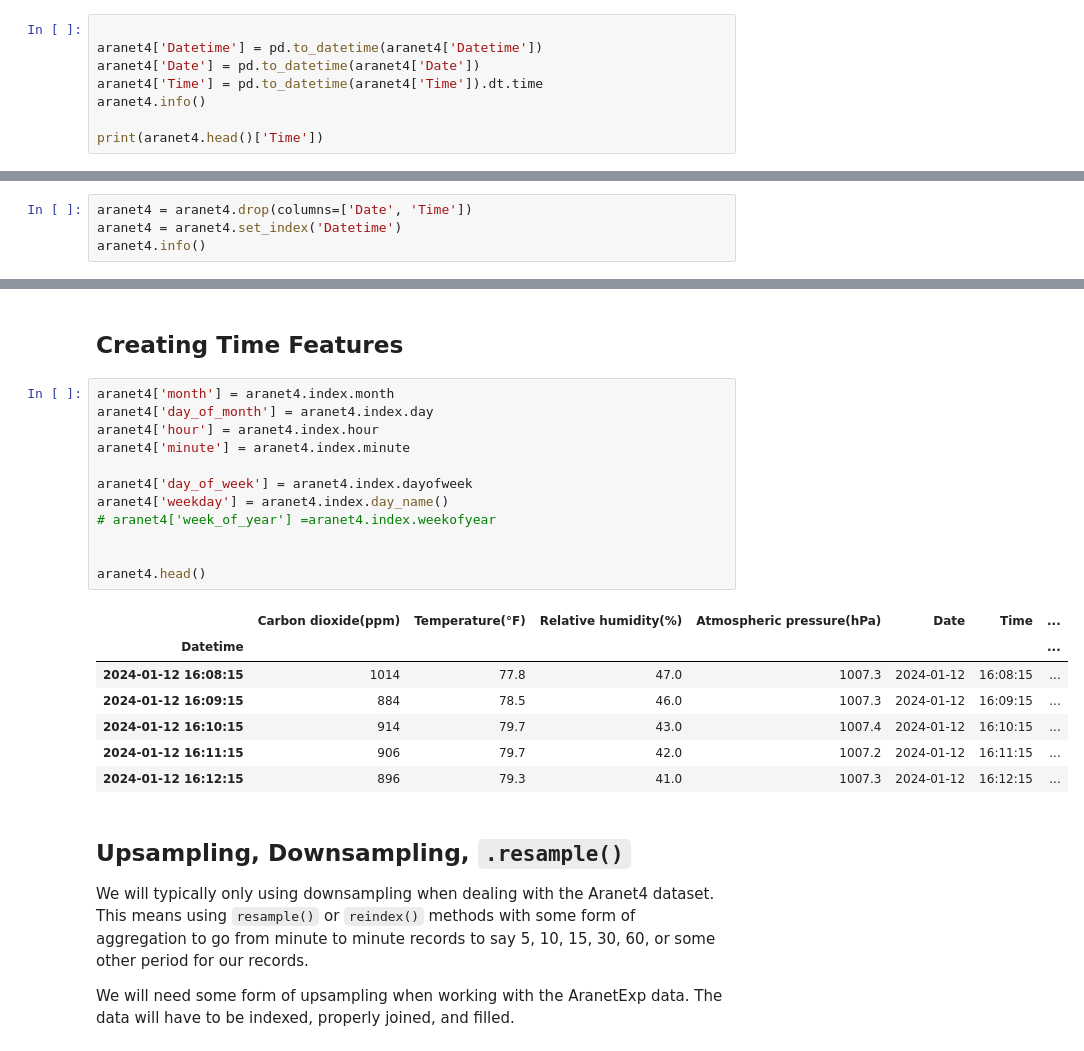
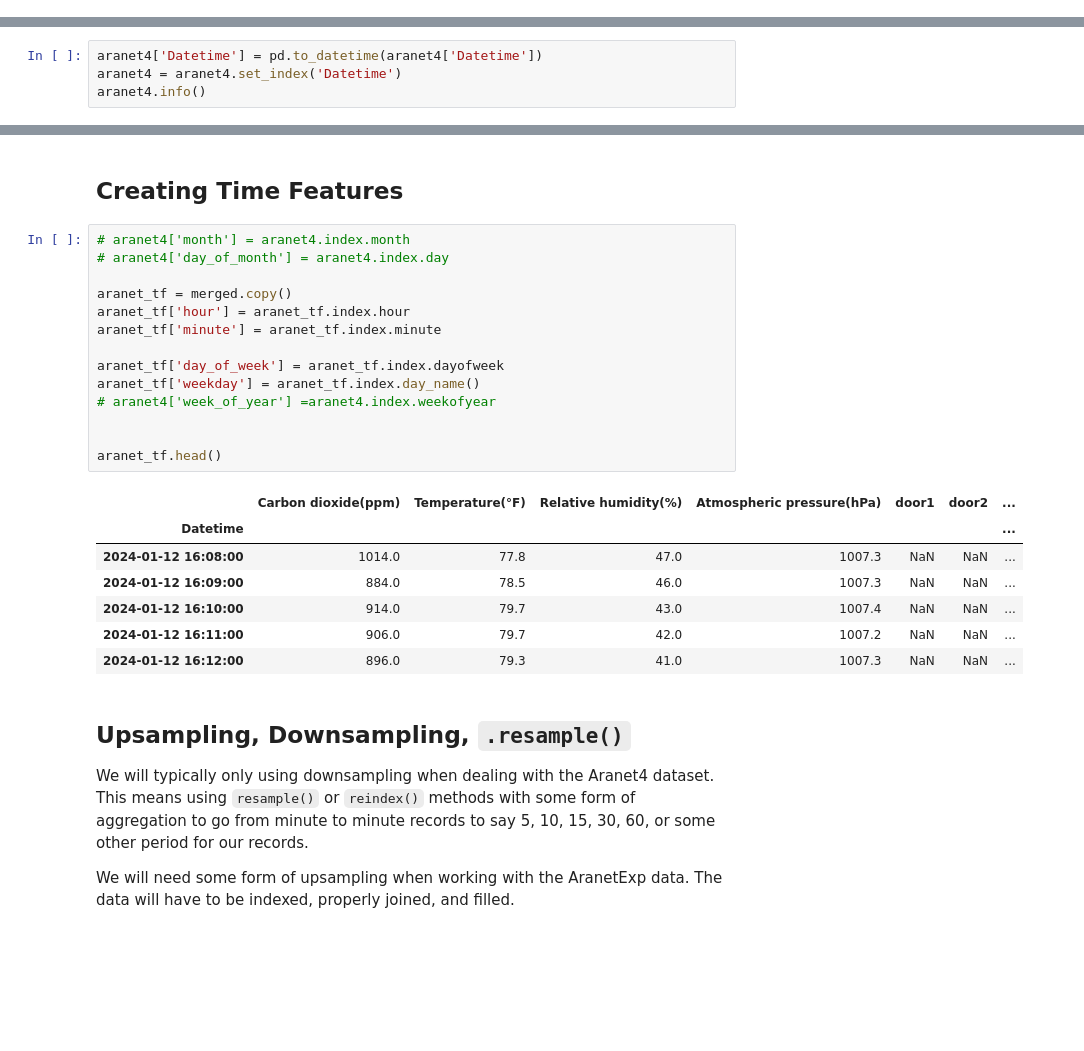
Before and after one commit to coreyddsc/aranet4-project, a Jupyter notebook: coreyd.dsc_temporary/aranet_ts_manipulations.ipynb, the cells around one changed output, grey strips where cells are left out. Drawn from its saved outputs; the diff is of its cells as text; blank space fills up the shorter version.

Commit message:
aranet data and ts manipulation update

```diff
--- a/coreyd.dsc_temporary/aranet_ts_manipulations.ipynb
+++ b/coreyd.dsc_temporary/aranet_ts_manipulations.ipynb
@@ -36,11 +36,3 @@ memory usage: 6.9+ KB
 (None, None)
 # %% [markdown]
 Let's set the date time objects
-# %%
-
-aranet4['Datetime'] = pd.to_datetime(aranet4['Datetime'])
-aranet4['Date'] = pd.to_datetime(aranet4['Date'])
-aranet4['Time'] = pd.to_datetime(aranet4['Time']).dt.time
-aranet4.info()
-
-print(aranet4.head()['Time'])
@@ -90,5 +59,5 @@ After evaluating `Date` and `Time` We find we don't need it in that format give
 # %%
-aranet4 = aranet4.drop(columns=['Date', 'Time'])
+aranet4['Datetime'] = pd.to_datetime(aranet4['Datetime'])
 aranet4 = aranet4.set_index('Datetime')
 aranet4.info()
 # %% [output]
@@ -295,25 +265,27 @@ Guess. Normalize all the features, seeing them on a normalized scale might help
 # %% [markdown]
 ## Creating Time Features
 # %%
-aranet4['month'] = aranet4.index.month
-aranet4['day_of_month'] = aranet4.index.day
-aranet4['hour'] = aranet4.index.hour
-aranet4['minute'] = aranet4.index.minute
+# aranet4['month'] = aranet4.index.month
+# aranet4['day_of_month'] = aranet4.index.day
 
-aranet4['day_of_week'] = aranet4.index.dayofweek
-aranet4['weekday'] = aranet4.index.day_name()
+aranet_tf = merged.copy()
+aranet_tf['hour'] = aranet_tf.index.hour
+aranet_tf['minute'] = aranet_tf.index.minute
+
+aranet_tf['day_of_week'] = aranet_tf.index.dayofweek
+aranet_tf['weekday'] = aranet_tf.index.day_name()
 # aranet4['week_of_year'] =aranet4.index.weekofyear
 
 
-aranet4.head()
+aranet_tf.head()
 # %% [output]
-|  | Carbon dioxide(ppm) | Temperature(°F) | Relative humidity(%) | Atmospheric pressure(hPa) | Date | Time | ... |
+|  | Carbon dioxide(ppm) | Temperature(°F) | Relative humidity(%) | Atmospheric pressure(hPa) | door1 | door2 | ... |
 | Datetime |  |  |  |  |  |  | ... |
-| 2024-01-12 16:08:15 | 1014 | 77.8 | 47.0 | 1007.3 | 2024-01-12 | 16:08:15 | ... |
-| 2024-01-12 16:09:15 | 884 | 78.5 | 46.0 | 1007.3 | 2024-01-12 | 16:09:15 | ... |
-| 2024-01-12 16:10:15 | 914 | 79.7 | 43.0 | 1007.4 | 2024-01-12 | 16:10:15 | ... |
-| 2024-01-12 16:11:15 | 906 | 79.7 | 42.0 | 1007.2 | 2024-01-12 | 16:11:15 | ... |
-| 2024-01-12 16:12:15 | 896 | 79.3 | 41.0 | 1007.3 | 2024-01-12 | 16:12:15 | ... |
+| 2024-01-12 16:08:00 | 1014.0 | 77.8 | 47.0 | 1007.3 | NaN | NaN | ... |
+| 2024-01-12 16:09:00 | 884.0 | 78.5 | 46.0 | 1007.3 | NaN | NaN | ... |
+| 2024-01-12 16:10:00 | 914.0 | 79.7 | 43.0 | 1007.4 | NaN | NaN | ... |
+| 2024-01-12 16:11:00 | 906.0 | 79.7 | 42.0 | 1007.2 | NaN | NaN | ... |
+| 2024-01-12 16:12:00 | 896.0 | 79.3 | 41.0 | 1007.3 | NaN | NaN | ... |
 # %% [markdown]
 ## Upsampling, Downsampling, `.resample()`
 
```
Also changed, not shown: parts of 16 cells of this notebook, 4 other files.
